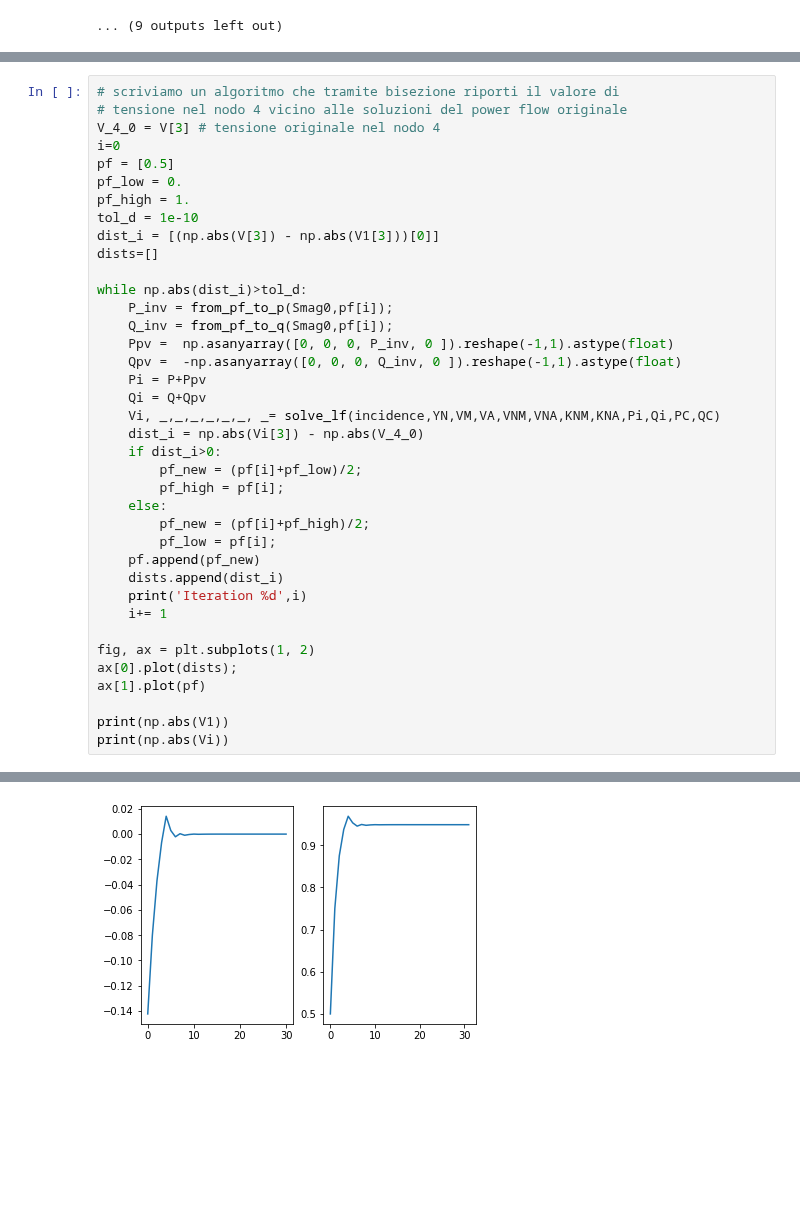
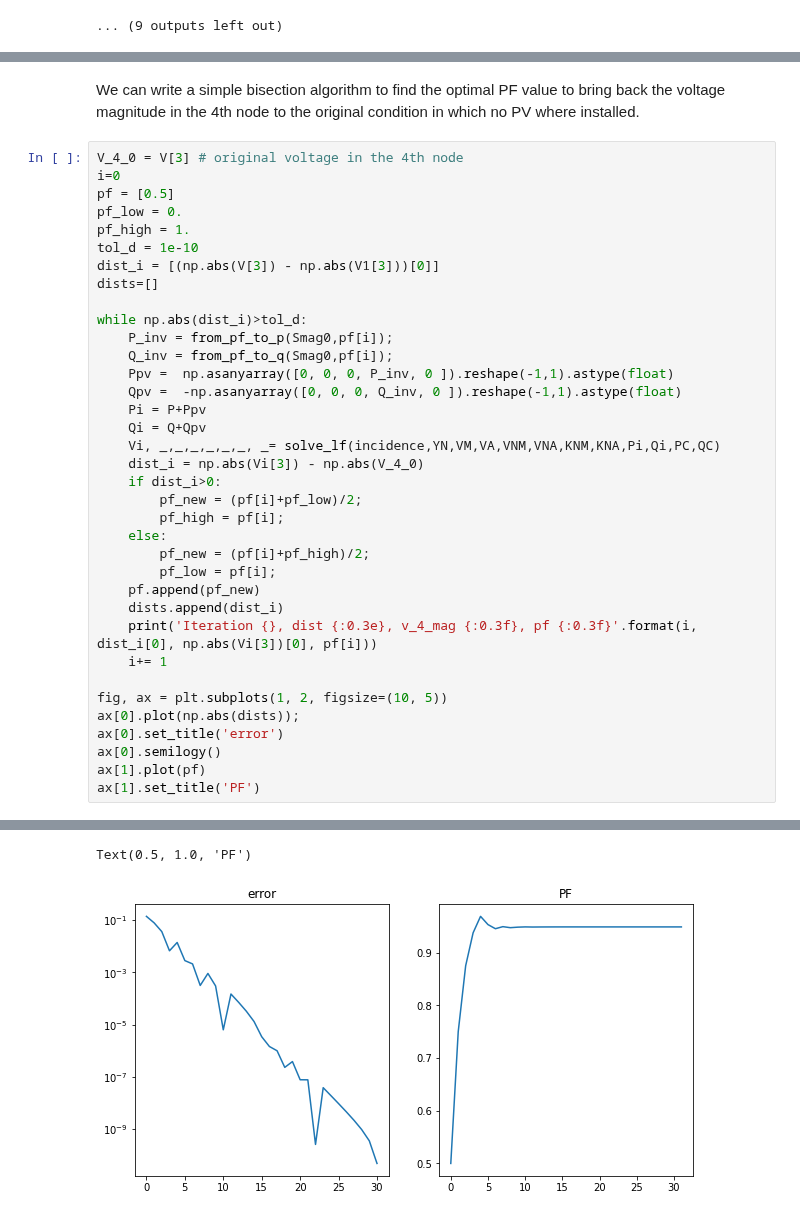
Before and after one commit to nepslor/teaching, a Jupyter notebook: L05_Power_Flow.ipynb, the cells around one changed output, grey strips where cells are left out. Saved outputs shown, nothing was run; the diff lists cells and outputs as text; blank space fills up the shorter version.

```diff
--- a/L05_Power_Flow.ipynb
+++ b/L05_Power_Flow.ipynb
@@ -244,10 +238,10 @@ from_pf_to_q = lambda s,pf: np.imag(s*np.exp(1j*np.arccos(pf)))
 
 P_inv = from_pf_to_p(Smag0,0.5);
 Q_inv = from_pf_to_q(Smag0,0.5);
+# %% [markdown]
+We can write a simple bisection algorithm to find the optimal PF value to bring back the voltage magnitude in the 4th node to the original condition in which no PV where installed.
 # %%
-# scriviamo un algoritmo che tramite bisezione riporti il valore di
-# tensione nel nodo 4 vicino alle soluzioni del power flow originale
-V_4_0 = V[3] # tensione originale nel nodo 4
+V_4_0 = V[3] # original voltage in the 4th node
 i=0
 pf = [0.5]
 pf_low = 0.
@@ -273,13 +267,13 @@ while np.abs(dist_i)>tol_d:
         pf_low = pf[i];
     pf.append(pf_new)
     dists.append(dist_i)
-    print('Iteration %d',i)
+    print('Iteration {}, dist {:0.3e}, v_4_mag {:0.3f}, pf {:0.3f}'.format(i, dist_i[0], np.abs(Vi[3])[0], pf[i]))
     i+= 1
 
-fig, ax = plt.subplots(1, 2)
-ax[0].plot(dists);
+fig, ax = plt.subplots(1, 2, figsize=(10, 5))
+ax[0].plot(np.abs(dists));
+ax[0].set_title('error')
+ax[0].semilogy()
 ax[1].plot(pf)
-
-print(np.abs(V1))
-print(np.abs(Vi))
+ax[1].set_title('PF')
 # %% [output]
@@ -303 +297,2 @@ Iteration %d 11
+Text(0.5, 1.0, 'PF')
-[figure, old version]
+[figure, new version]
```
Also changed, not shown: parts of 5 cells of this notebook.
